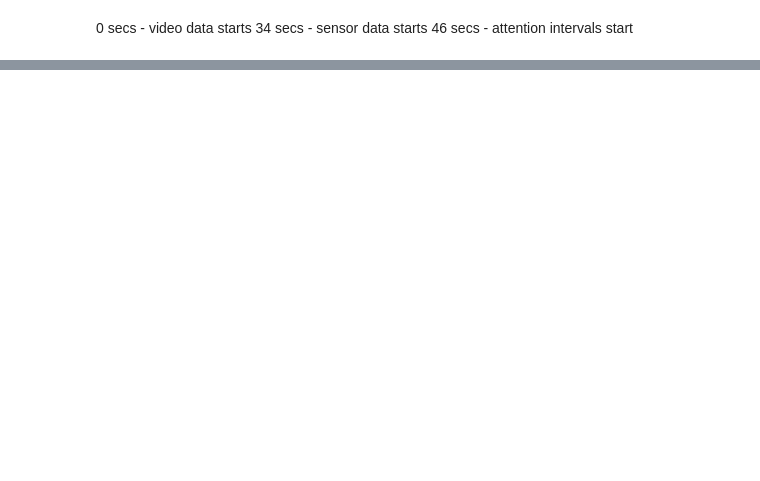
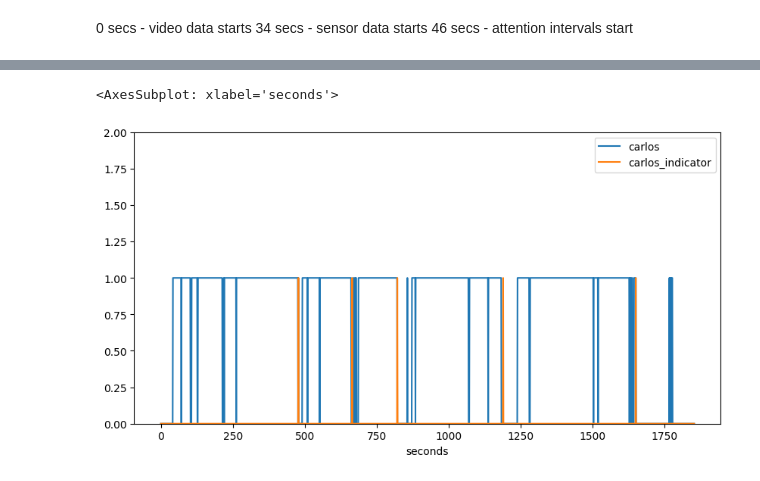
Before and after one commit to jan-ra/attention-keeper, a Jupyter notebook: data-processing.ipynb, the cells around one changed output, grey strips where cells are left out. Cells and saved outputs as stored; diff of their text form; code cells hidden in the pictures; blank space fills up the shorter version.

```diff
--- a/data-processing.ipynb
+++ b/data-processing.ipynb
@@ -31,0 +95,5 @@ sensor_data
+# %%
+new.plot(x="seconds",y=["carlos", "carlos_indicator"],kind="line", ylim=(0,2), figsize=(10,5))
+# %% [output]
+<AxesSubplot: xlabel='seconds'>
+[figure, added]
```
Also changed, not shown: parts of 17 cells of this notebook.
